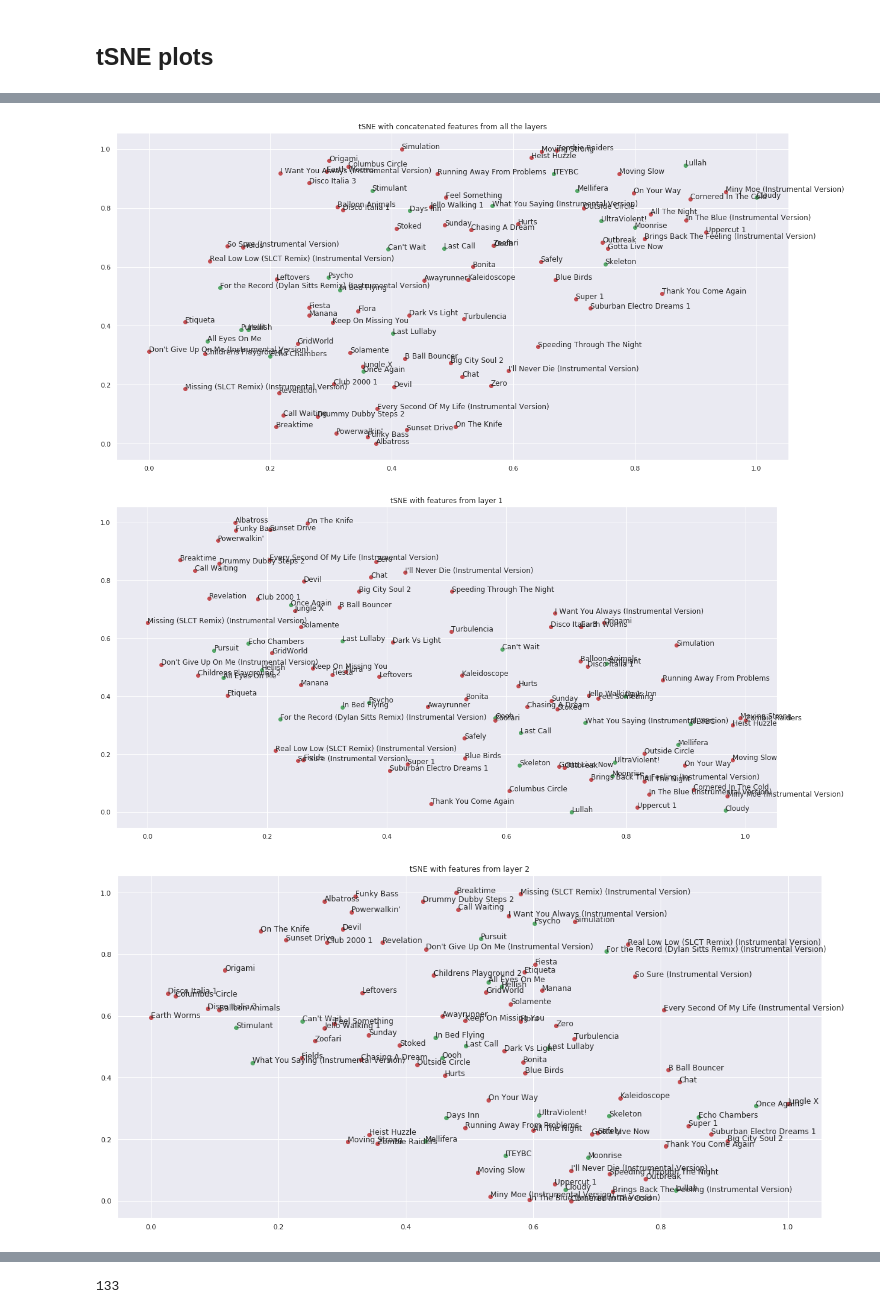
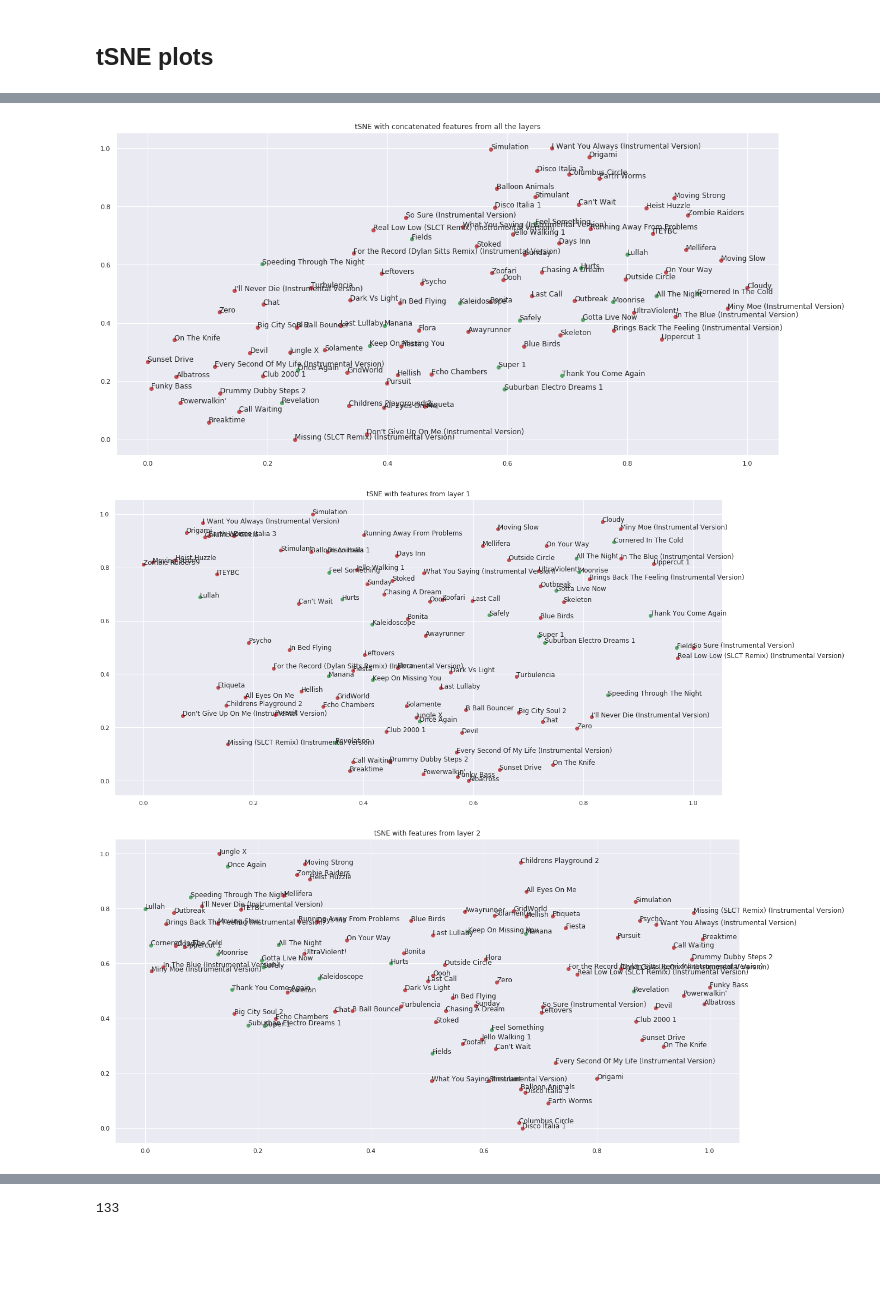
Before and after one commit to TRASH-INC/music-auto_tagging-keras, a Jupyter notebook: notebooks/features visualization.ipynb, the cells around one changed output, grey strips where cells are left out. Drawn from its saved outputs; the diff is of its cells as text; code cells hidden in the pictures; blank space fills up the shorter version.

```diff
--- a/notebooks/features visualization.ipynb
+++ b/notebooks/features visualization.ipynb
@@ -166,7 +166,7 @@ def tSNE_plot(data, labels, tag_id, layer_id):
 
     plt.title(title)
 # %%
-tag_id = 2
+tag_id = 3
 for i in range(6):
     tSNE_plot(data, labels, tag_id, layer_id=i)
 # %% [output]
@@ -190,3 +190,3 @@ for i in range(6):
-[figure, old version]
+[figure, new version]
-[figure, old version]
+[figure, new version]
-[figure, old version]
+[figure, new version]
```
Also changed, not shown: parts of 1 cell of this notebook.
